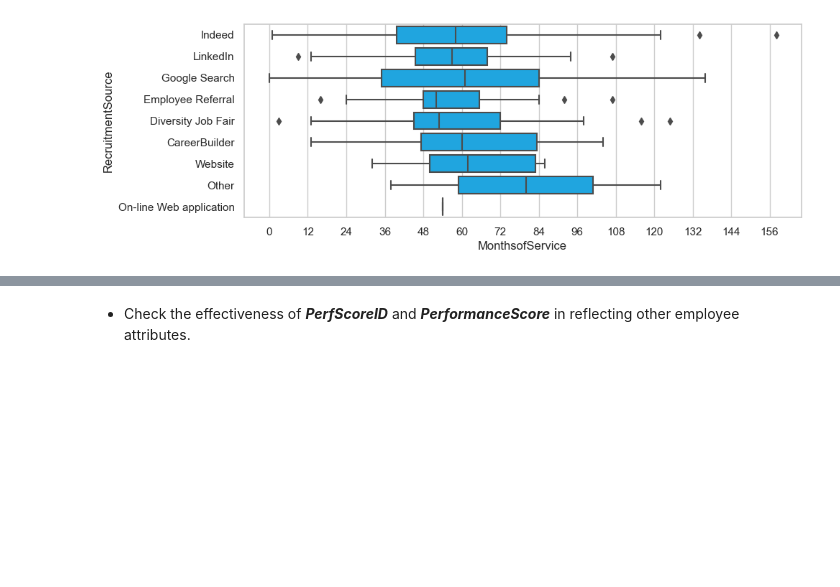
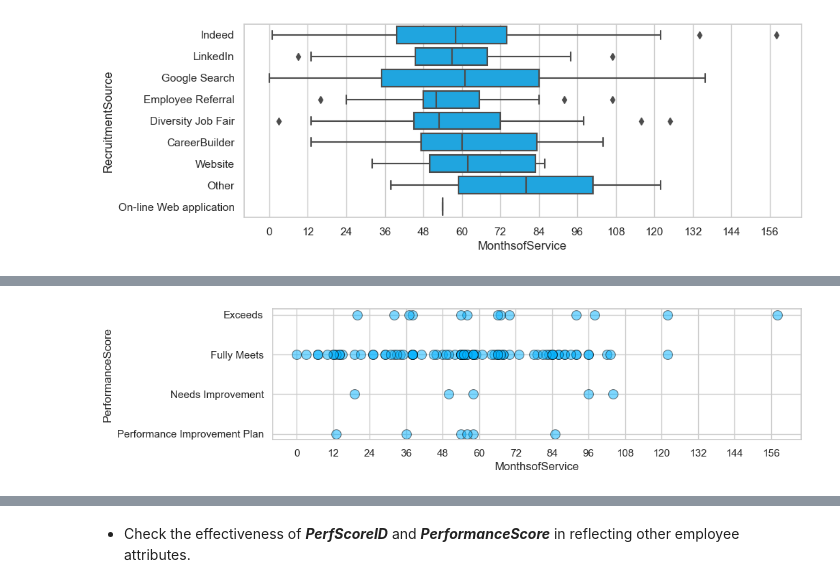
Before and after one commit to makuharistudio/data-visualisation-datasets, a Jupyter notebook: Human Resources/Human Resources.ipynb, the cells around one changed output, grey strips where cells are left out. Saved outputs shown, nothing was run; the diff lists cells and outputs as text; code cells hidden in the pictures; blank space fills up the shorter version.

```diff
--- a/Human Resources/Human Resources.ipynb
+++ b/Human Resources/Human Resources.ipynb
@@ -1059,0 +1109,4 @@ boxplot_recruitment.xaxis.set_major_formatter(ticker.ScalarFormatter())
+# %%
+hr_projectless_positions = hr.query('Position == "Director of Operations" or Position == "Director of Sales" or Position == "President & CEO" or Position == "Production Manager" or Position == "Sales Manager" or Position == "Shared Services Manager" or Position == "Area Sales Manager" or Position == "Production Technician II"')
+
+hr_projectless_positions[['EmpID', 'Position', 'SpecialProjectsCount']].groupby(['Position', 'SpecialProjectsCount']).EmpID.count()
@@ -1059,0 +1124,13 @@ boxplot_recruitment.xaxis.set_major_formatter(ticker.ScalarFormatter())
+# %%
+sns.set(rc={'figure.figsize':(10,2.5)})
+sns.set_style("whitegrid")
+order_performance = ['Exceeds', 'Fully Meets', 'Needs Improvement', 'Performance Improvement Plan']
+
+hr_projectless_positions['PerformanceScore'] = pd.Categorical(hr_projectless_positions['PerformanceScore'], order_performance)
+
+scatter_performance = sns.scatterplot(data=hr_projectless_positions, x='MonthsofService', y='PerformanceScore', s=100, alpha=0.5, edgecolor='0', marker='o', color='#00B2FF')
+
+scatter_performance.xaxis.set_major_locator(ticker.MultipleLocator(12))
+scatter_performance.xaxis.set_major_formatter(ticker.ScalarFormatter())
+# %% [output]
+[figure, added]
```
Also changed, not shown: parts of 15 cells of this notebook.
